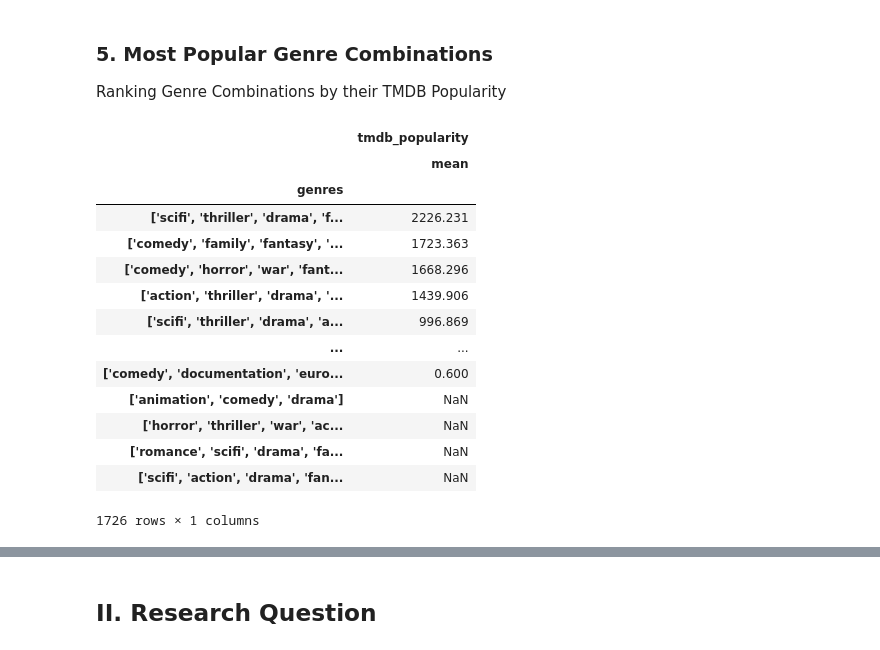
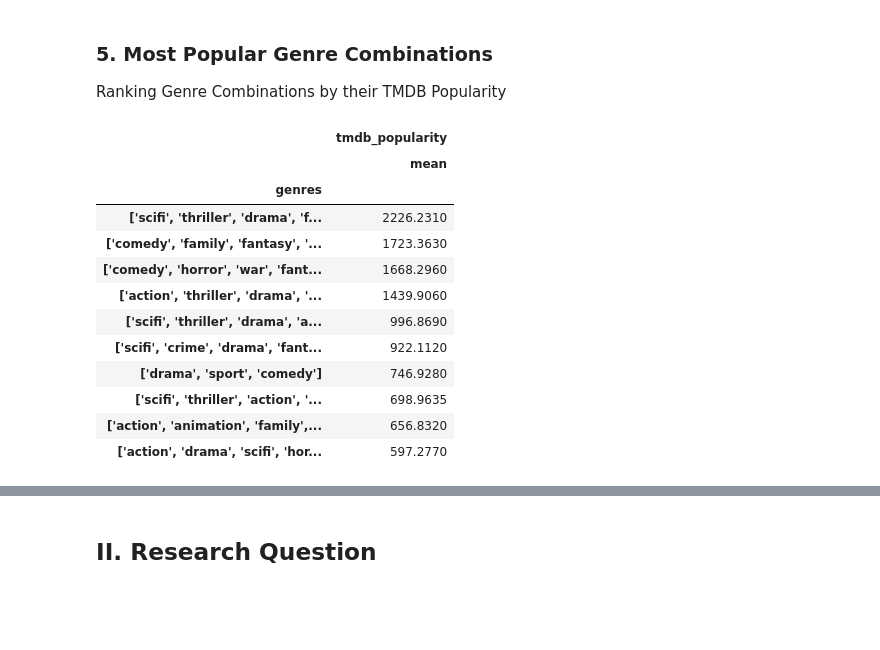
Before and after one commit to RJ0514/CSMODEL_Case_Study, a Jupyter notebook: Phase1.ipynb, the cells around one changed output, grey strips where cells are left out. Saved outputs shown, nothing was run; the diff lists cells and outputs as text; code cells hidden in the pictures; blank space fills up the shorter version.

```diff
--- a/Phase1.ipynb
+++ b/Phase1.ipynb
@@ -394,20 +394,19 @@ Text(0.5, 1.0, 'Relationship of Number of Seasons and IMDB Score')
 Ranking Genre Combinations by their TMDB Popularity
 # %%
 genre_pop = nx_df.groupby("genres").agg({"tmdb_popularity": ["mean"]})
-genre_pop.sort_values(("tmdb_popularity", "mean"), ascending=False)
+genre_pop_10 = genre_pop.sort_values(("tmdb_popularity", "mean"), ascending=False).head(10)
+genre_pop_10
 # %% [output]
 |  | tmdb_popularity |
 |  | mean |
 | genres |  |
-| ['scifi', 'thriller', 'drama', 'f... | 2226.231 |
-| ['comedy', 'family', 'fantasy', '... | 1723.363 |
-| ['comedy', 'horror', 'war', 'fant... | 1668.296 |
-| ['action', 'thriller', 'drama', '... | 1439.906 |
-| ['scifi', 'thriller', 'drama', 'a... | 996.869 |
-| ... | ... |
-| ['comedy', 'documentation', 'euro... | 0.600 |
-| ['animation', 'comedy', 'drama'] | NaN |
-| ['horror', 'thriller', 'war', 'ac... | NaN |
-| ['romance', 'scifi', 'drama', 'fa... | NaN |
-| ['scifi', 'action', 'drama', 'fan... | NaN |
+| ['scifi', 'thriller', 'drama', 'f... | 2226.2310 |
+| ['comedy', 'family', 'fantasy', '... | 1723.3630 |
+| ['comedy', 'horror', 'war', 'fant... | 1668.2960 |
+| ['action', 'thriller', 'drama', '... | 1439.9060 |
+| ['scifi', 'thriller', 'drama', 'a... | 996.8690 |
+| ['scifi', 'crime', 'drama', 'fant... | 922.1120 |
+| ['drama', 'sport', 'comedy'] | 746.9280 |
+| ['scifi', 'thriller', 'action', '... | 698.9635 |
+| ['action', 'animation', 'family',... | 656.8320 |
+| ['action', 'drama', 'scifi', 'hor... | 597.2770 |
-1726 rows × 1 columns
```
Also changed, not shown: parts of 1 cell of this notebook.
